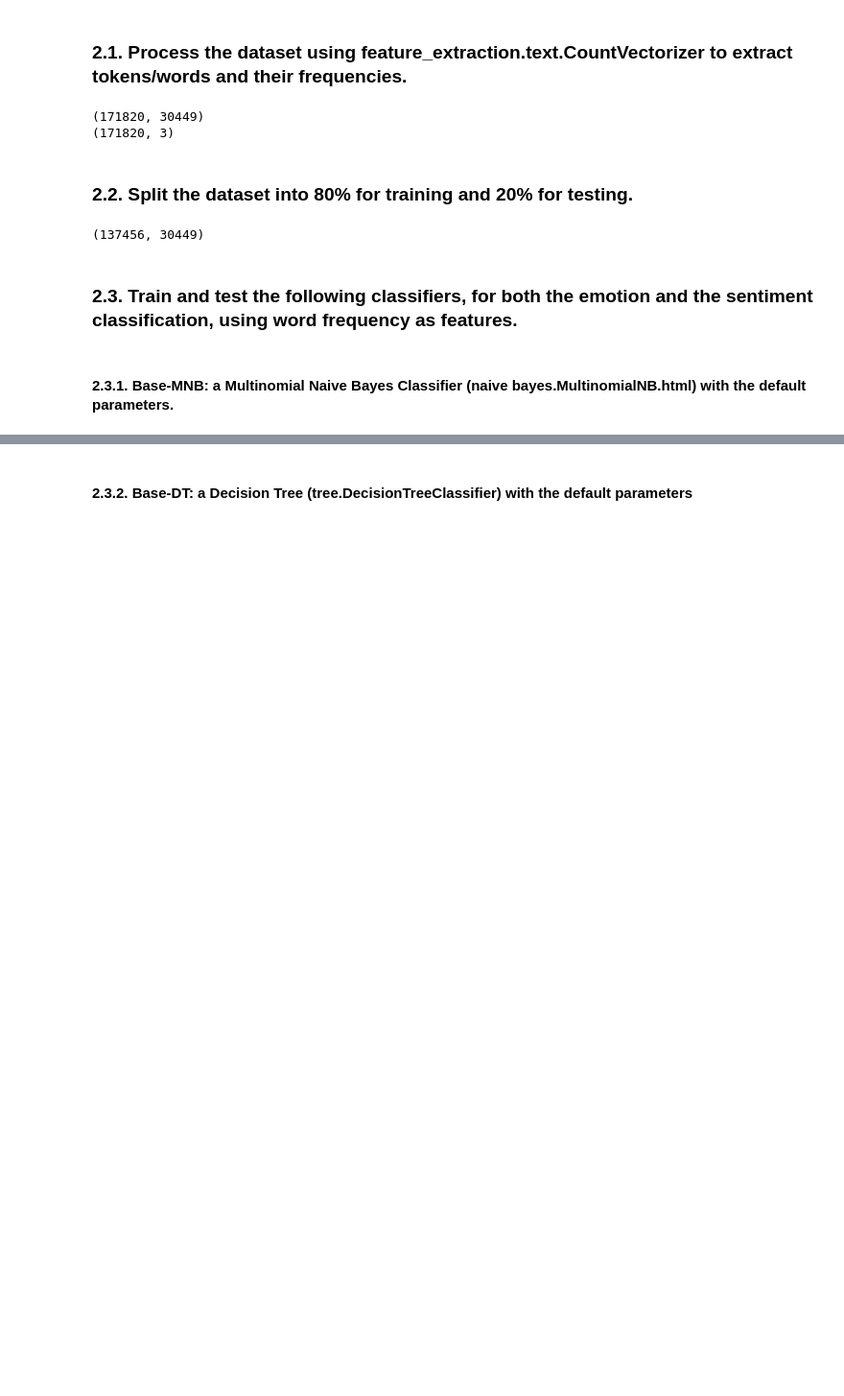
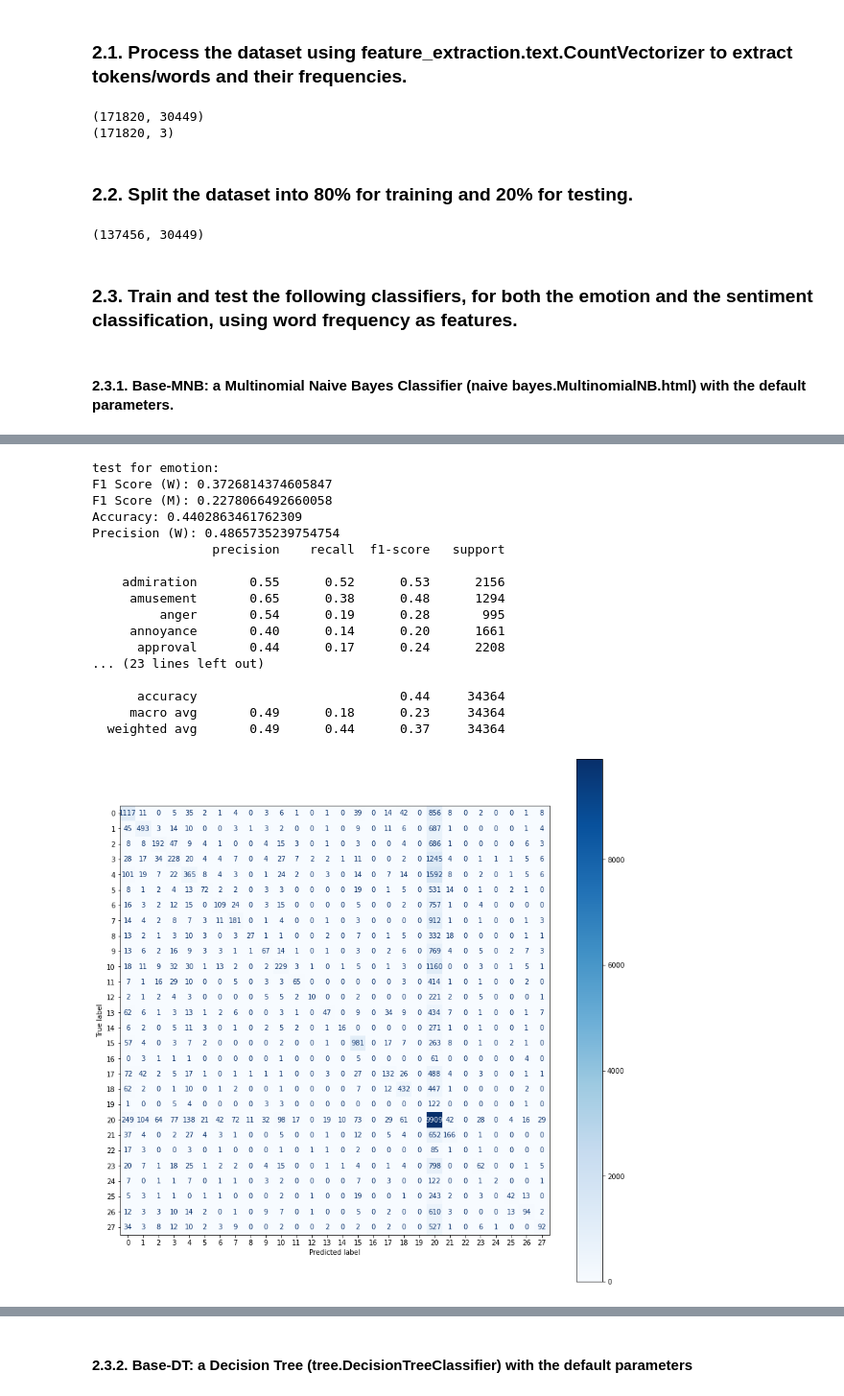
Before and after one commit to Qiantongzhou/comp472_2022_fall_A1, a Jupyter notebook: solution.ipynb, the cells around one changed output, grey strips where cells are left out. Shown at 96% size. Saved outputs shown, nothing was run; the diff lists cells and outputs as text; code cells hidden in the pictures; blank space fills up the shorter version.

```diff
--- a/solution.ipynb
+++ b/solution.ipynb
@@ -162,6 +163,20 @@ def grid_search(model, model_name, params):
             param_str += "{0}_{1}".format(k,v)
         y_pred = clf.best_estimator_.predict(X_test)
         performance_data.append([f"{model_name}, {param_str[:-1]}, {label}", confusion_matrix(y_test[label], y_pred), classification_report(y_test[label], y_pred)])
+# %%
+def performance_data_show(train_y,predict_y,model_type,model_name,y_name):
+    print(f"F1 Score (W): {sklearn.metrics.f1_score(y_true=train_y,y_pred= predict_y,average='weighted')}")
+    print(f"F1 Score (M): {sklearn.metrics.f1_score(y_true=train_y,y_pred= predict_y,average='macro')}")
+
+    print(f"Accuracy: {sklearn.metrics.accuracy_score(y_true=train_y,y_pred= predict_y)}")
+    print(f"Precision (W): {sklearn.metrics.precision_score(y_true=train_y,y_pred= predict_y, average='weighted')}")
+
+    confusion_matrix(y_true=train_y,y_pred= predict_y)
+    print(classification_report(y_true=train_y,y_pred= predict_y, zero_division='warn'))
+    cmp = sklearn.metrics.ConfusionMatrixDisplay(confusion_matrix(y_true=train_y,y_pred= predict_y))
+    fig, ax = plt.subplots(figsize=(14,14))
+    cmp.plot(ax=ax,cmap='Blues',colorbar='coolwarm')
+    plt.savefig(f"plotpic/{model_type}_{model_name}_{y_name}.jpg")
 # %% [markdown]
 #### 2.3.1. Base-MNB: a Multinomial Naive Bayes Classifier (naive bayes.MultinomialNB.html) with the default parameters.
 # %%
@@ -178,0 +194,28 @@ sentiment predict sentiment end: 1666494383.2728667 take time:0.0034766197204589
+# %%
+model_typeN='trainedmodels'
+model_nameN='MultinomialNB'
+y_name='emotion'
+pickle_in = open(f'{model_typeN}/{model_nameN}_{y_name}_model.pickle','rb')
+model = pickle.load(pickle_in)
+y_pred = model.predict(X_test)
+print(f'test for {y_name}:')
+performance_data_show(y_test[y_name],y_pred,model_typeN,model_nameN,y_name)
+# %% [output]
+test for emotion:
+F1 Score (W): 0.3726814374605847
+F1 Score (M): 0.2278066492660058
+Accuracy: 0.4402863461762309
+Precision (W): 0.4865735239754754
+                precision    recall  f1-score   support
+
+    admiration       0.55      0.52      0.53      2156
+     amusement       0.65      0.38      0.48      1294
+         anger       0.54      0.19      0.28       995
+     annoyance       0.40      0.14      0.20      1661
+      approval       0.44      0.17      0.24      2208
+... (23 lines left out)
+
+      accuracy                           0.44     34364
+     macro avg       0.49      0.18      0.23     34364
+  weighted avg       0.49      0.44      0.37     34364
+[figure, added]
```
Also changed, not shown: parts of 26 cells of this notebook, 15 other files.
